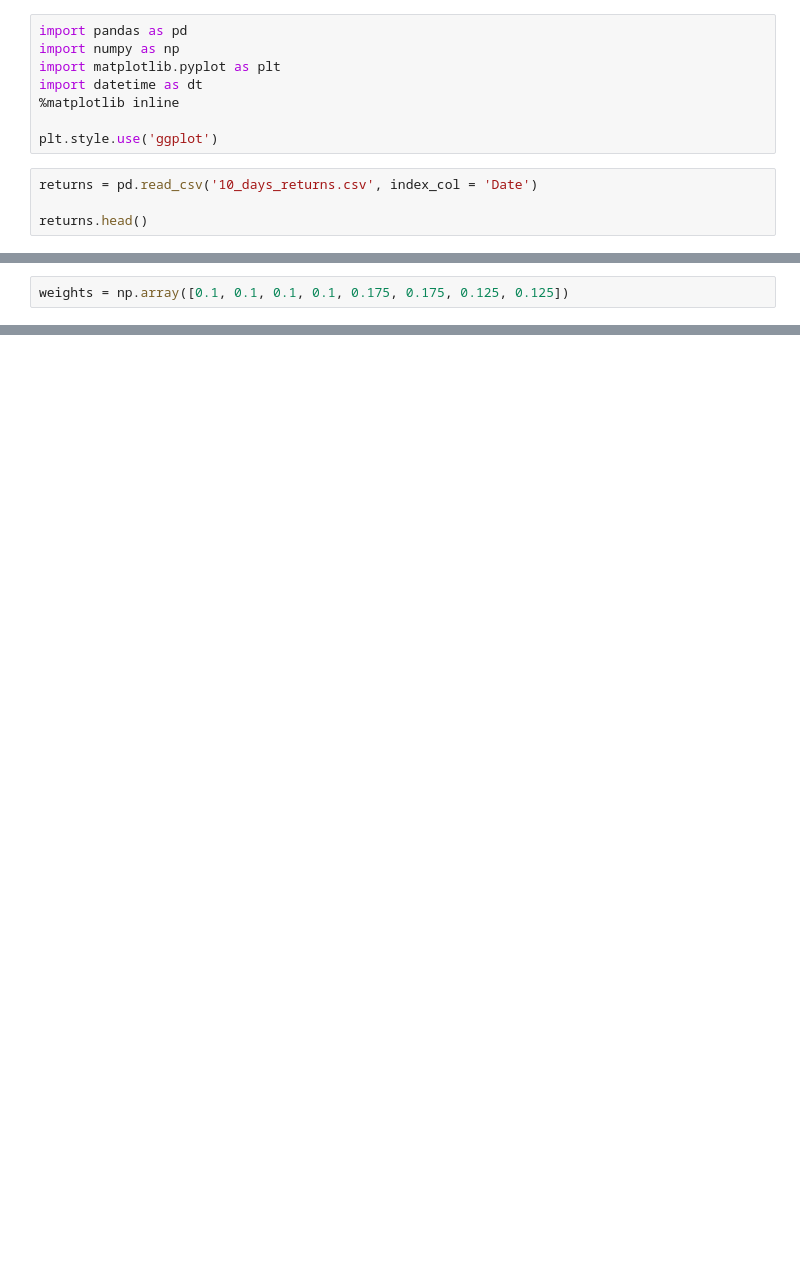
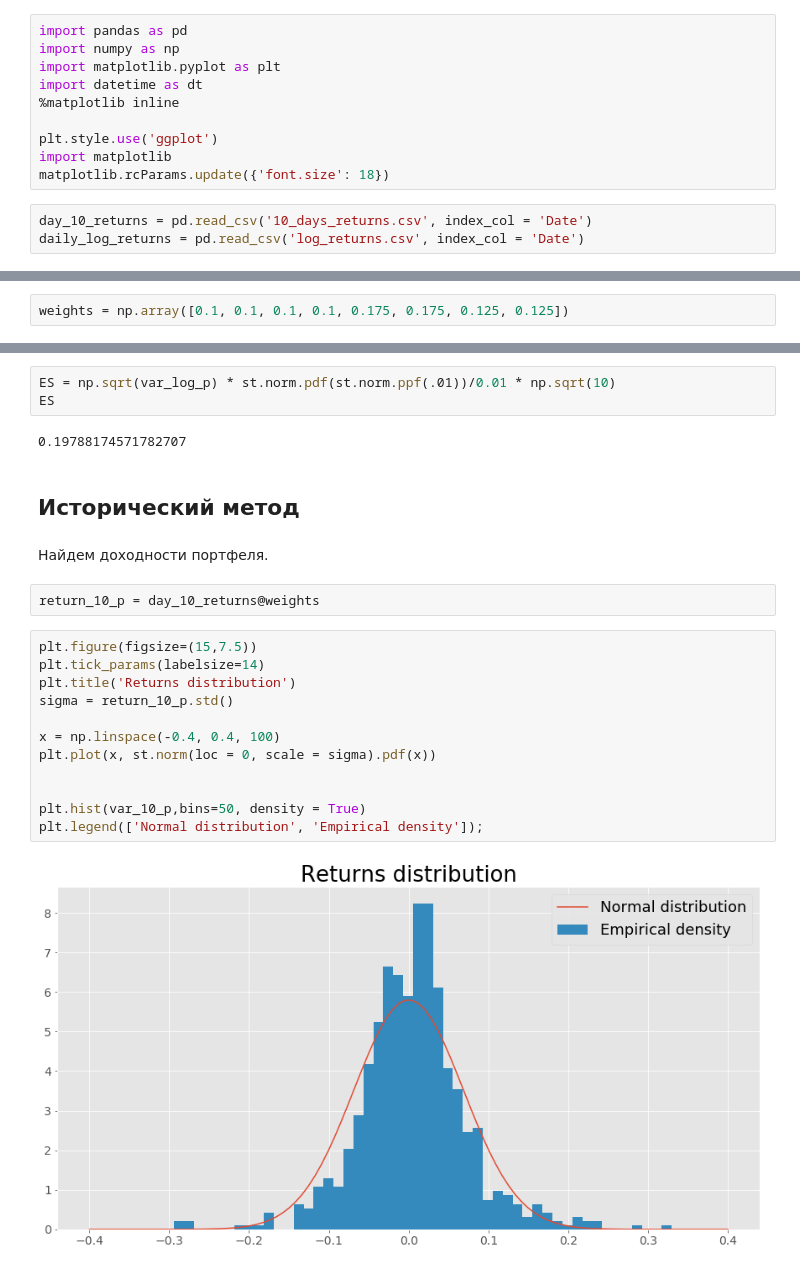
Before and after one commit to andrey-lukyanov/Risk-Management, a Jupyter notebook: Stock_analysis.ipynb, the cells around one changed output, grey strips where cells are left out. Saved outputs shown, nothing was run; the diff lists cells and outputs as text; blank space fills up the shorter version.

```diff
--- a/Stock_analysis.ipynb
+++ b/Stock_analysis.ipynb
@@ -6,7 +6,8 @@ import datetime as dt
 %matplotlib inline
 
 plt.style.use('ggplot')
+import matplotlib
+matplotlib.rcParams.update({'font.size': 18})
 # %%
-returns = pd.read_csv('10_days_returns.csv', index_col = 'Date')
-
-returns.head()
+day_10_returns = pd.read_csv('10_days_returns.csv', index_col = 'Date')
+daily_log_returns = pd.read_csv('log_returns.csv', index_col = 'Date')
@@ -141,0 +115,25 @@ AttributeError: module 'numpy' has no attribute 'quantile'
+# %%
+ES = np.sqrt(var_log_p) * st.norm.pdf(st.norm.ppf(.01))/0.01 * np.sqrt(10)
+ES
+# %% [output]
+0.19788174571782707
+# %% [markdown]
+## Исторический метод
+# %% [markdown]
+Найдем доходности портфеля.
+# %%
+return_10_p = day_10_returns@weights
+# %%
+plt.figure(figsize=(15,7.5))
+plt.tick_params(labelsize=14)
+plt.title('Returns distribution')
+sigma = return_10_p.std()
+
+x = np.linspace(-0.4, 0.4, 100)
+plt.plot(x, st.norm(loc = 0, scale = sigma).pdf(x))
+
+
+plt.hist(var_10_p,bins=50, density = True)
+plt.legend(['Normal distribution', 'Empirical density']);
+# %% [output]
+[figure, added]
```
Also changed, not shown: parts of 41 cells of this notebook.
